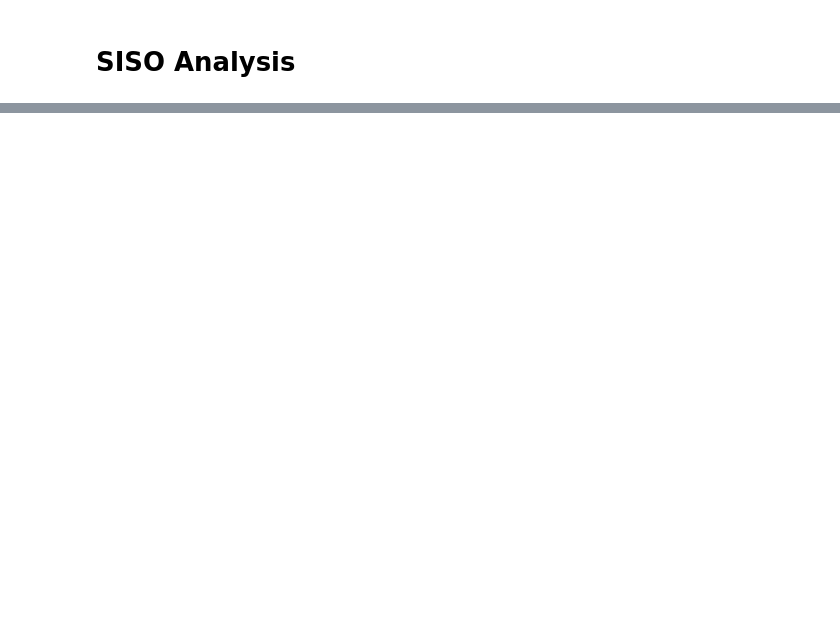
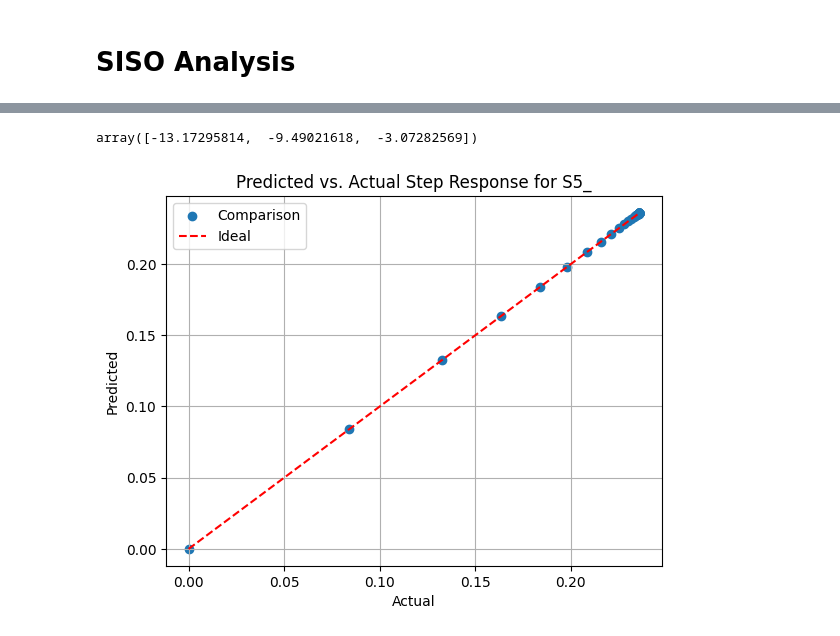
Before and after one commit to joseph-hellerstein/linear_reaction_networks, a Jupyter notebook: notebooks/lti_crn_networks.ipynb, the cells around one changed output, grey strips where cells are left out. Cells and saved outputs as stored; diff of their text form; code cells hidden in the pictures; blank space fills up the shorter version.

Commit message:
Fix bug in calculation of transfer functions

```diff
--- a/notebooks/lti_crn_networks.ipynb
+++ b/notebooks/lti_crn_networks.ipynb
@@ -46,7 +46,7 @@ end
 # %% [markdown]
 # SISO Analysis
 # %%
-analyzer = SISOAnalyzer(MODEL, output_name="S5_")
+analyzer = SISOAnalyzer(MODEL, input_name="S1_")
 # %%
 tf = analyzer.makeTransferFunction()
 print(tf)
@@ -55,7 +68,11 @@ ValueError: Expression contains no symbols (it's just a constant)
+# %%
+tf.poles
+# %% [output]
+array([-13.17295814,  -9.49021618,  -3.07282569])
 # %%
-times = DATA[:, 0]
-_, yv = tf.step(T=times)
-plt.plot(times, yv)
+analyzer.plotTransferFunctionValidation()
+# %% [output]
+[figure, added]
 # %%
 tf_smat = analyzer.transfer_function_smat
 tf_smat
```
Also changed, not shown: parts of 4 cells of this notebook, 7 other files.
